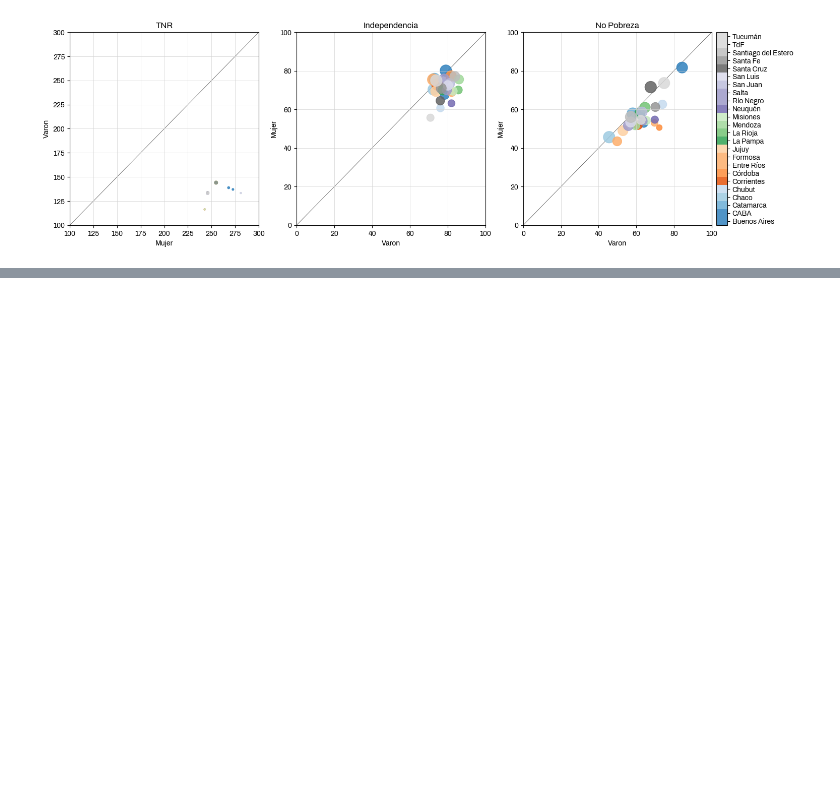
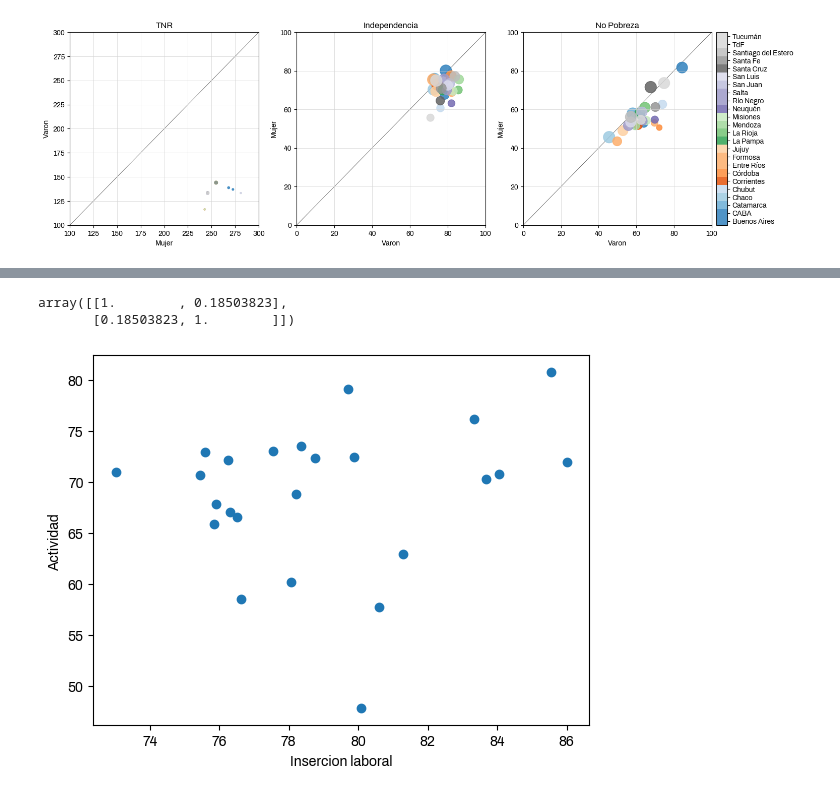
Before and after one commit to datos-Fundar/indice-mercado-trabajo-ingresos, a Jupyter notebook: modulos/visualizacion/05_graficos.ipynb, the cells around one changed output, grey strips where cells are left out. Cells and saved outputs as stored; diff of their text form; code cells hidden in the pictures; blank space fills up the shorter version.

```diff
--- a/modulos/visualizacion/05_graficos.ipynb
+++ b/modulos/visualizacion/05_graficos.ipynb
@@ -555,0 +582,10 @@ fig.savefig(pathdata + 'figs/05_scatter_autonomia' +'.pdf', bbox_inches='tight',
+# %%
+plt.scatter(componente_insercion['Insercion laboral'], ratio_actividad['Actividad'])
+plt.xlabel('Insercion laboral')
+plt.ylabel('Actividad')
+
+np.corrcoef(componente_insercion['Insercion laboral'].values, ratio_actividad['Actividad'].values)
+# %% [output]
+array([[1.        , 0.18503823],
+       [0.18503823, 1.        ]])
+[figure, added]
```
Also changed, not shown: parts of 7 cells of this notebook, 4 other files.
